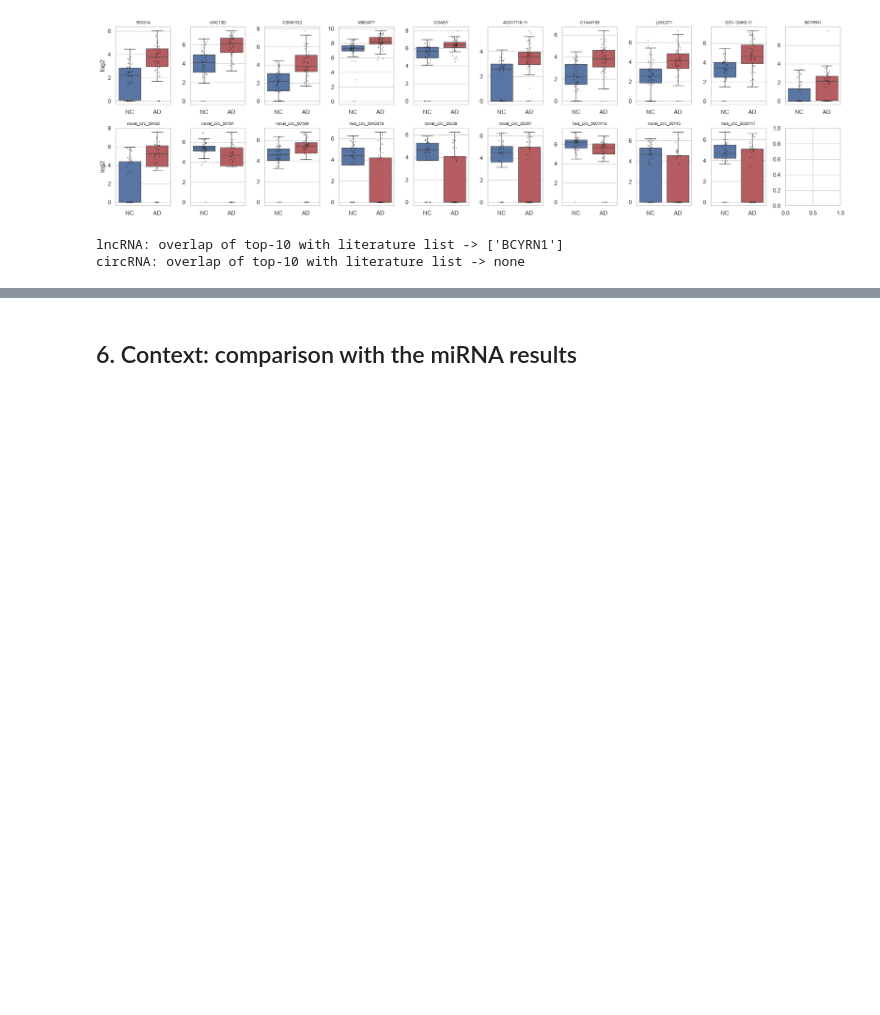
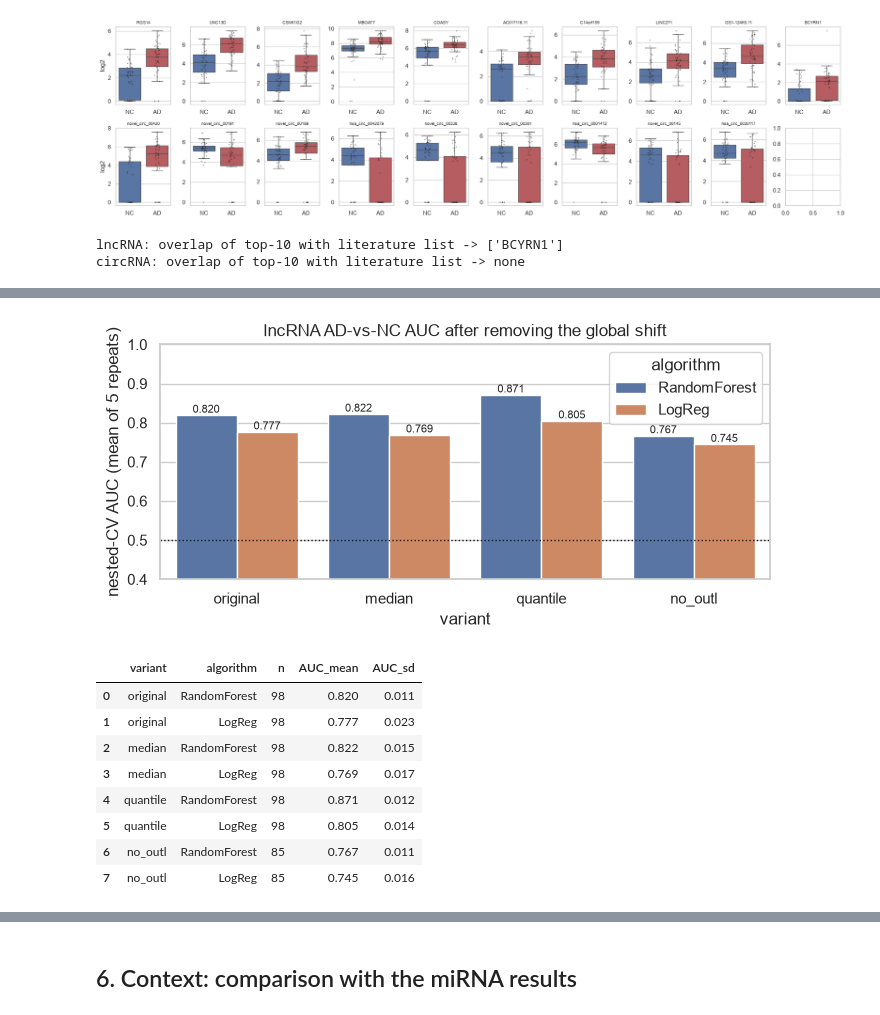
Before and after one commit to SumitKatuwal3382/Alzheimer_Biomarkers, a Jupyter notebook: notebooks/06_lncRNA_circRNA_GSE248417.ipynb, the cells around one changed output, grey strips where cells are left out. Cells and saved outputs as stored; diff of their text form; code cells hidden in the pictures; blank space fills up the shorter version.

Commit message:
Notebook 06: lncRNA/circRNA analysis + sensitivity check

```diff
--- a/notebooks/06_lncRNA_circRNA_GSE248417.ipynb
+++ b/notebooks/06_lncRNA_circRNA_GSE248417.ipynb
@@ -326,0 +339,26 @@ circRNA: overlap of top-10 with literature list -> none
+# %%
+from secondary import normalize
+from run_sensitivity06 import VARIANTS, OUTLIERS
+X0, y0 = data["lncRNA"]
+med = X0.median(axis=1)
+print(f"Per-sample median log2 expression: AD {med[y0==1].mean():.3f} vs NC {med[y0==0].mean():.3f} "
+      f"(p = {stats.mannwhitneyu(med[y0==1], med[y0==0]).pvalue:.1e}); outliers that are AD: "
+      f"{y0.loc[OUTLIERS].sum()} of {len(OUTLIERS)}")
+
+def univar(X, y):
+    a, b = X[y == 1], X[y == 0]
+    u = stats.mannwhitneyu(a, b, axis=0)
+    t = pd.DataFrame({"log2FC": a.mean() - b.mean(), "auc": u.statistic / (len(a) * len(b)), "p": u.pvalue}, index=X.columns)
+    t["fdr"] = multipletests(t.p, method="fdr_bh")[1]
+    return t
+
+sens_uni = {"original": uni["lncRNA"]}
+for v, kw in VARIANTS.items():
+    Xv, yv, _ = load_secondary("lncRNA", top_var=None, **kw)
+    sens_uni[v] = univar(Xv, yv)
+rows = []
+for v, t in sens_uni.items():
+    sig = t.fdr < .05
+    rows.append({"variant": v, "FDR<0.05": int(sig.sum()), "up": int((sig & (t.log2FC > 0)).sum()),
+                 "down": int((sig & (t.log2FC < 0)).sum()), "best_single_AUC": max(t.auc.max(), 1 - t.auc.min())})
+sens_uni_tab = pd.DataFrame(rows).set_index("variant"); sens_uni_tab.round(3)
@@ -326,0 +392,27 @@ circRNA: overlap of top-10 with literature list -> none
+# %%
+srows = []
+for v in ["original"] + list(VARIANTS):
+    for algo in ["RandomForest", "LogReg"]:
+        f = RUNS / (f"cv_lncRNA_{algo}.joblib" if v == "original" else f"sens_{v}_{algo}.joblib")
+        r = joblib.load(f)
+        srows.append({"variant": v, "algorithm": algo, "n": len(r["oof"]), "AUC_mean": np.mean(r["aucs"]),
+                      "AUC_sd": np.std(r["aucs"])})
+sens = pd.DataFrame(srows)
+sens.to_csv(TAB / "06_sensitivity.csv", index=False)
+fig, ax = plt.subplots(figsize=(7, 3.4))
+sns.barplot(sens, x="variant", y="AUC_mean", hue="algorithm", ax=ax)
+for c in ax.containers: ax.bar_label(c, fmt="%.3f", fontsize=8)
+ax.axhline(.5, c="k", ls=":", lw=1); ax.set_ylim(.4, 1); ax.set_ylabel("nested-CV AUC (mean of 5 repeats)")
+ax.set_title("lncRNA AD-vs-NC AUC after removing the global shift"); plt.tight_layout(); savefig("sensitivity"); plt.show()
+sens.round(3)
+# %% [output]
+[figure, added]
+|  | variant | algorithm | n | AUC_mean | AUC_sd |
+| 0 | original | RandomForest | 98 | 0.820 | 0.011 |
+| 1 | original | LogReg | 98 | 0.777 | 0.023 |
+| 2 | median | RandomForest | 98 | 0.822 | 0.015 |
+| 3 | median | LogReg | 98 | 0.769 | 0.017 |
+| 4 | quantile | RandomForest | 98 | 0.871 | 0.012 |
+| 5 | quantile | LogReg | 98 | 0.805 | 0.014 |
+| 6 | no_outl | RandomForest | 85 | 0.767 | 0.011 |
+| 7 | no_outl | LogReg | 85 | 0.745 | 0.016 |
```
Also changed, not shown: parts of 5 cells of this notebook, 13 other files.
